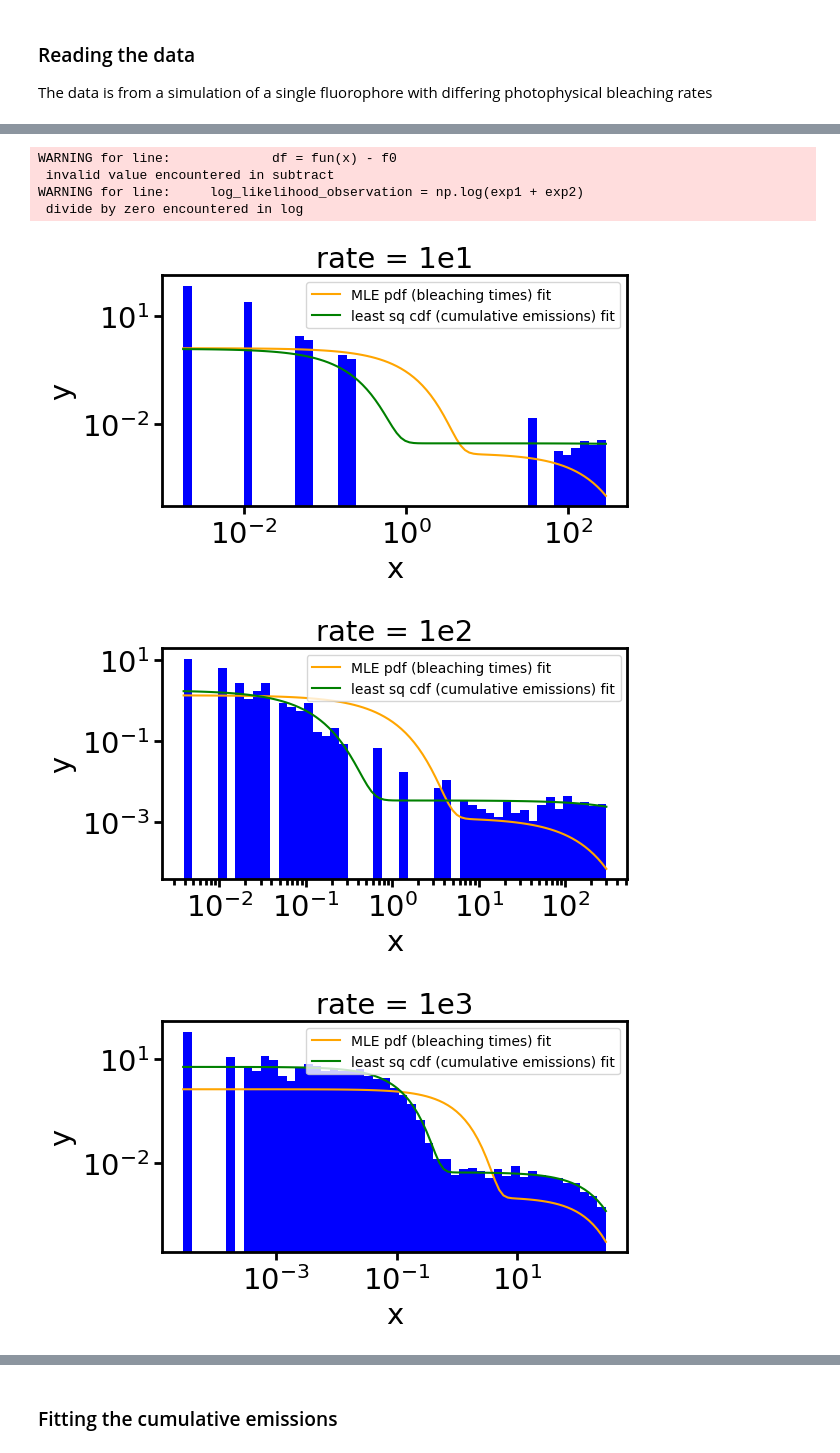
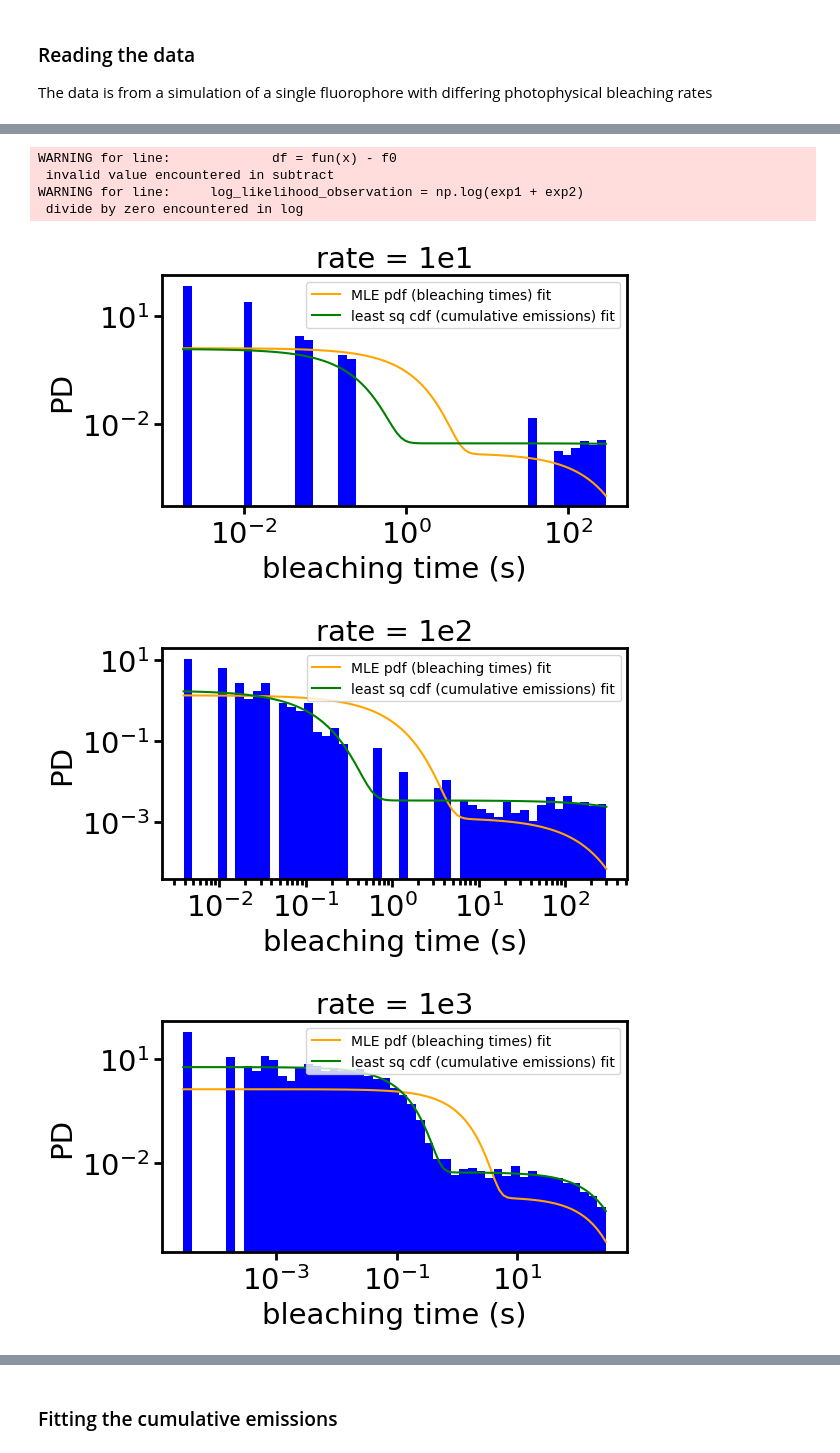
Before and after one commit to super-resolution/Fluopy, a Jupyter notebook: notebooks/cy5/simulations/Chapter I/Fitting procedure/1 fluorophore.ipynb, the cells around one changed output, grey strips where cells are left out. Cells and saved outputs as stored; diff of their text form; code cells hidden in the pictures.

```diff
--- a/notebooks/cy5/simulations/Chapter I/Fitting procedure/1 fluorophore.ipynb
+++ b/notebooks/cy5/simulations/Chapter I/Fitting procedure/1 fluorophore.ipynb
@@ -102,29 +100,30 @@ params.add('p', value=0.5, min=0, max=1)
 # %%
 # In case there are multiple fluorophores, the bleaching times have to converted to
 # delta bleaching times (i.e., the time between two bleaching events)
 # In case there is a single fluorophore, the bleaching times are already delta bleaching
 # times
 parameters_cdf_fit_all = []
 for i, (bleaching_times, fingerprint) in enumerate(zip(bleaching_times_all, fingerprints_all)):
     parameters_pdf_fit, delta_bleaching_times = ro.get_global_bleaching_rates(bleaching_times)
     cdf_fit = model.fit(fingerprint, params, x=np.linspace(0, 300, 300001))
     parameters_cdf_fit = [[param.value for param in cdf_fit.params.values()]]
     parameters_cdf_fit_all.append(parameters_cdf_fit)
     for delta_bleaching_times_f, param_pdf, param_cdf in zip(delta_bleaching_times, parameters_pdf_fit, parameters_cdf_fit):
         x = np.logspace(np.log10(np.min(delta_bleaching_times_f)), np.log10(np.max(delta_bleaching_times_f)), 100)
         bins_delta = np.logspace(np.log10(np.min(delta_bleaching_times_f)), np.log10(np.max(delta_bleaching_times_f)), 50)
         ax_delta = fi.universal_figure(type_='hist', bins=bins_delta, data=delta_bleaching_times_f,
                                     density=True)
         fi.universal_figure(data=[x, dist.two_expon_mixture_pdf(x,lambda1=param_pdf[0], lambda2=param_pdf[1], p=param_pdf[2])],
                             axes=ax_delta, color='orange', label='MLE pdf (bleaching times) fit')
         fi.universal_figure(data=[x, dist.two_expon_mixture_pdf(x, lambda1=param_cdf[0], lambda2=param_cdf[1], p=param_cdf[2],)],
                             axes=ax_delta, color='green', label='least sq cdf (cumulative emissions) fit',
-                            xscale='log', yscale='log', title=f'rate = {identifiers[i]}', legend=True)
+                            xscale='log', yscale='log', title=f'rate = {identifiers[i]}', legend=True,
+                            xlabel='bleaching time (s)', ylabel='PD')
 # %% [output]
 WARNING for line:             df = fun(x) - f0
  invalid value encountered in subtract
 WARNING for line:     log_likelihood_observation = np.log(exp1 + exp2)
  divide by zero encountered in log
-[figure, old version]
+[figure, new version]
-[figure, old version]
+[figure, new version]
-[figure, old version]
+[figure, new version]
```
Also changed, not shown: parts of 20 cells of this notebook, 6 other files.
